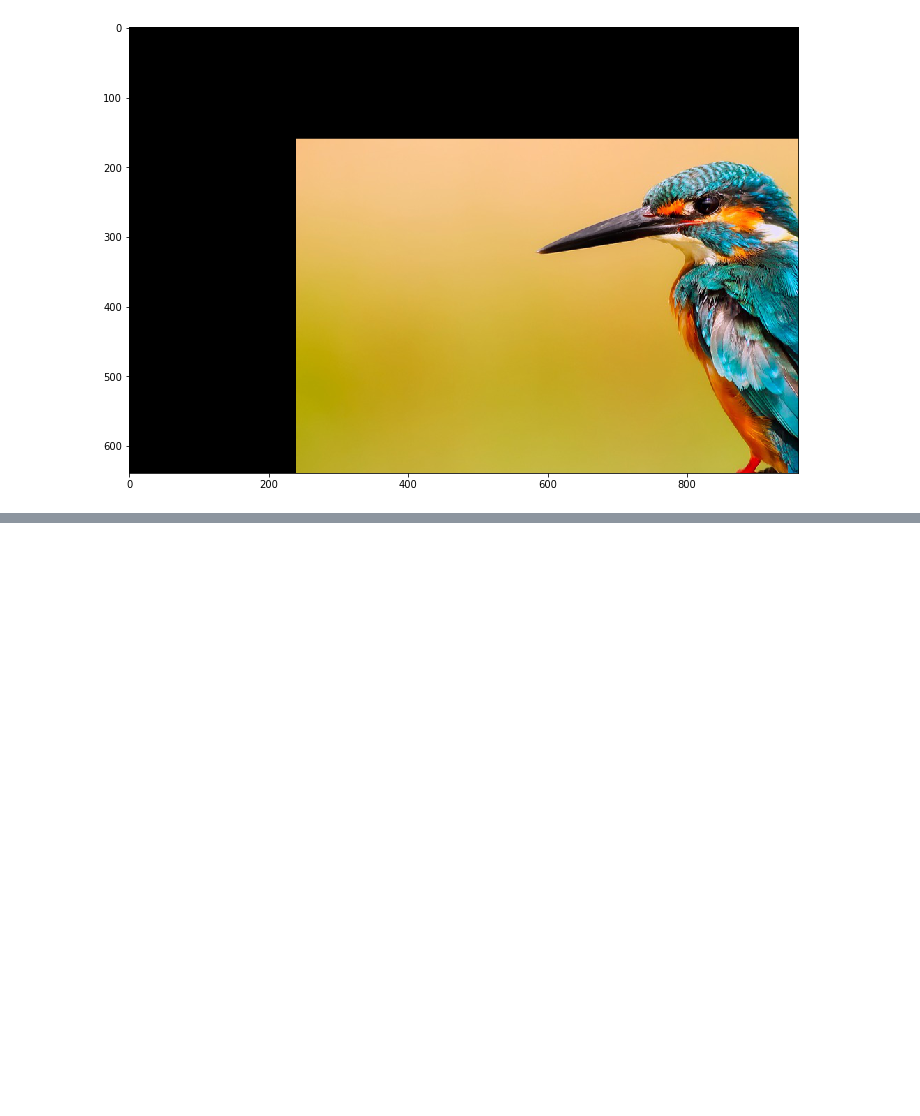
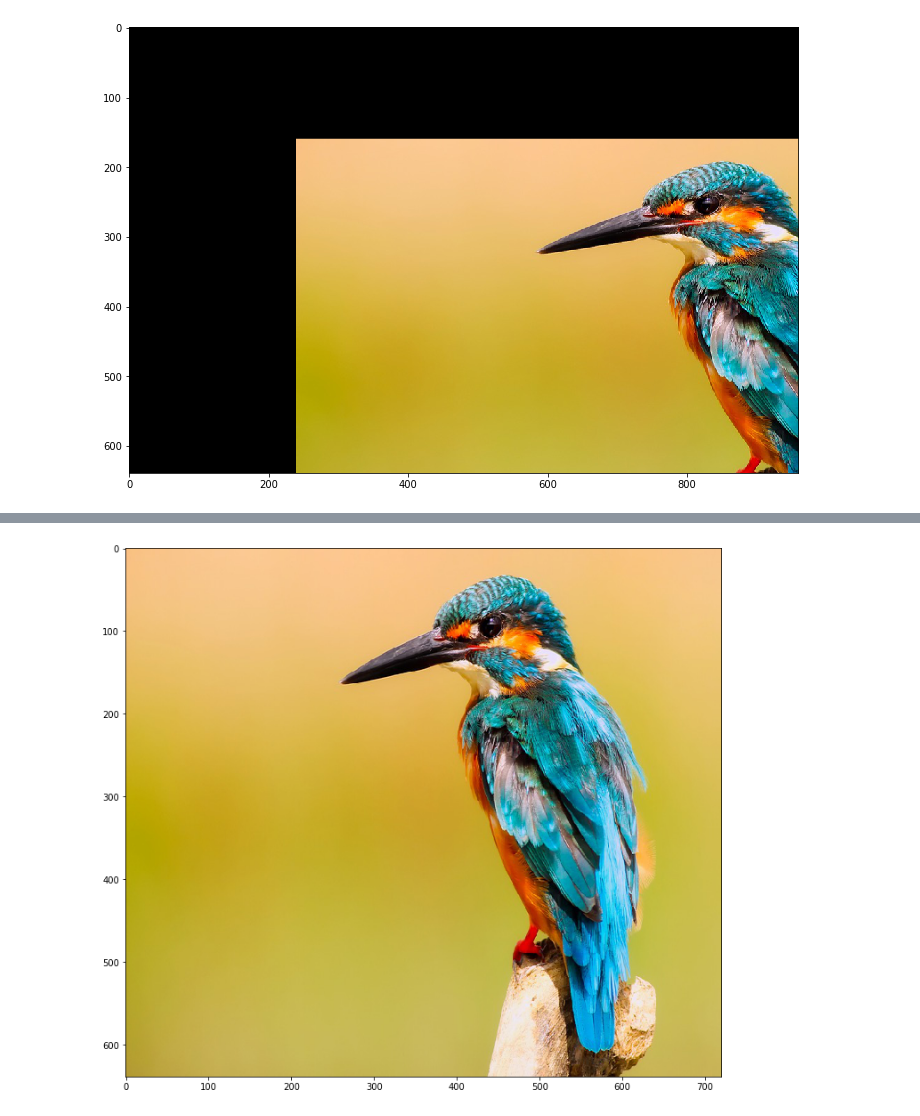
Before and after one commit to PukkaPad/learning-ComputerVision-OpenCV, a Jupyter notebook: Image_Manipulation.ipynb, the cells around one changed output, grey strips where cells are left out. Cells and saved outputs as stored; diff of their text form; code cells hidden in the pictures; blank space fills up the shorter version.

```diff
--- a/Image_Manipulation.ipynb
+++ b/Image_Manipulation.ipynb
@@ -74,0 +142,13 @@ io.show()
+# %%
+# change only x
+image_scaled = cv2.resize(image, None, fx=0.75, fy=1) # fx 3/4 of the original size.
+# default interpolation is linear
+
+#cv2.imshow('Scaling - Linear Interpolation', image_scaled)
+#cv2.waitKey()
+
+RGB_image = cv2.cvtColor(image_scaled, cv2.COLOR_BGR2RGB)
+io.imshow(RGB_image)
+io.show()
+# %% [output]
+[figure, added]
```
Also changed, not shown: parts of 12 cells of this notebook, 1 other file.
